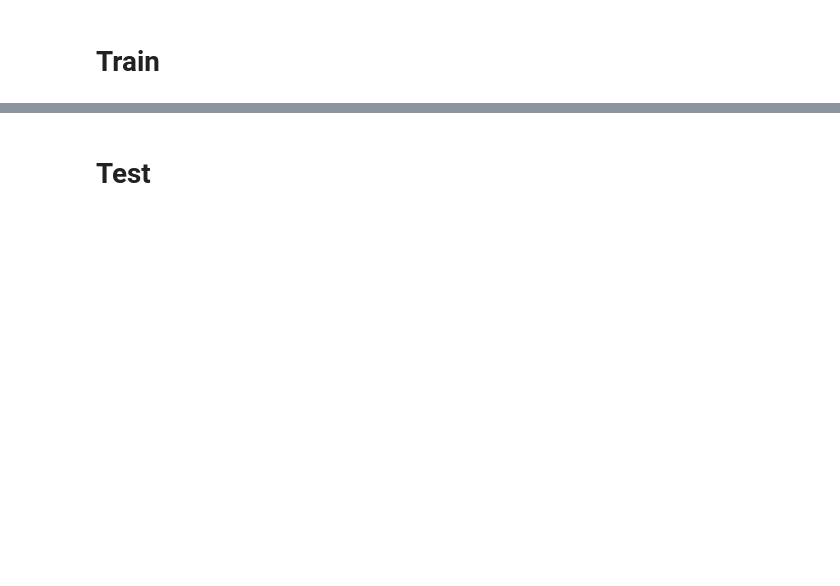
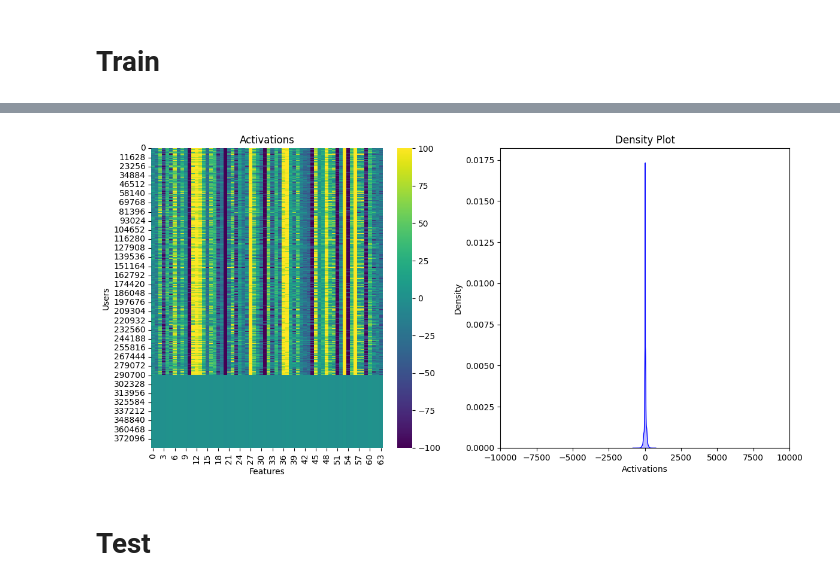
Before and after one commit to vjk9000/GNN_recommender_system, a Jupyter notebook: 03_00_exp_1.ipynb, the cells around one changed output, grey strips where cells are left out. Saved outputs shown, nothing was run; the diff lists cells and outputs as text; code cells hidden in the pictures; blank space fills up the shorter version.

```diff
--- a/03_00_exp_1.ipynb
+++ b/03_00_exp_1.ipynb
@@ -163,3 +216,10 @@ plot_train_val_loss(train_loss, test_loss)
+# %%
+
+# Visualize activations of user_feature_transform activation output
+activations_of_interest = activations[model.user_feature_transform].cpu().numpy()
+plot_activation_heatmap_and_density(activations_of_interest)
+# %% [output]
+[figure, added]
 # %% [markdown]
 # Test
 # %%
```
Also changed, not shown: parts of 23 cells of this notebook, 1 other file.
